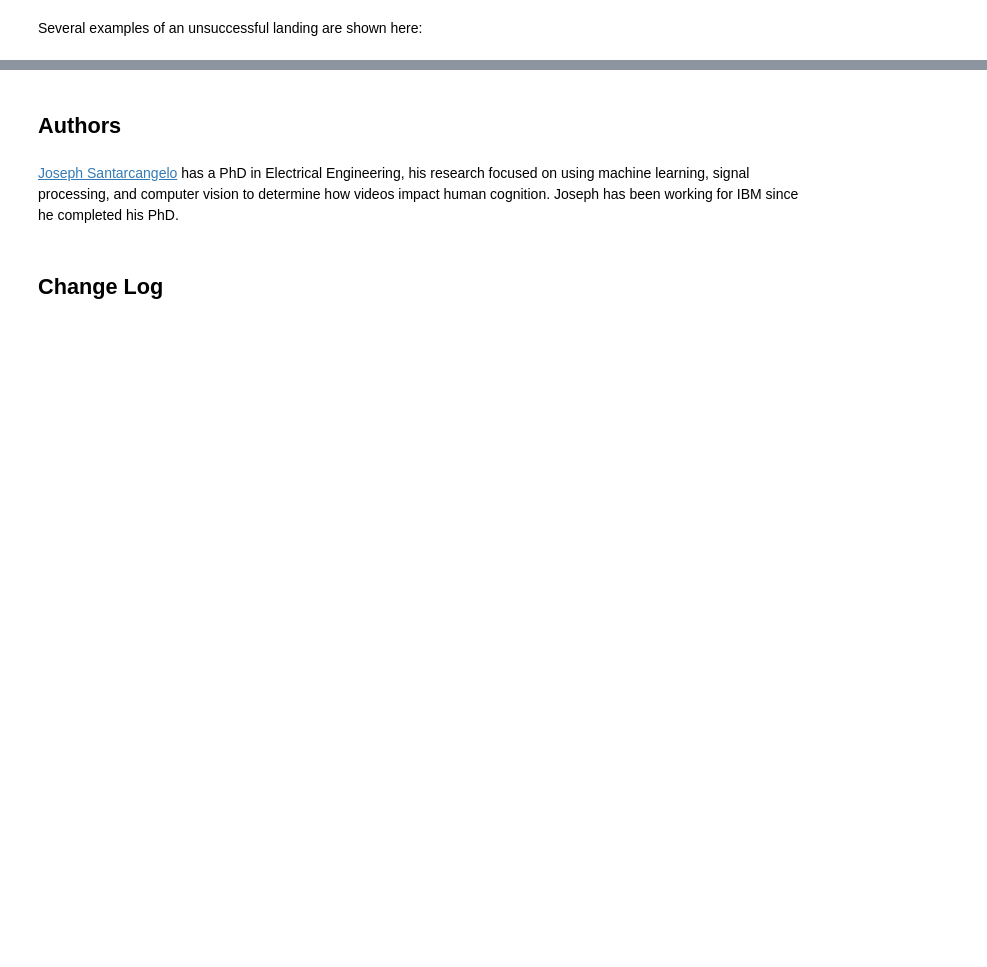
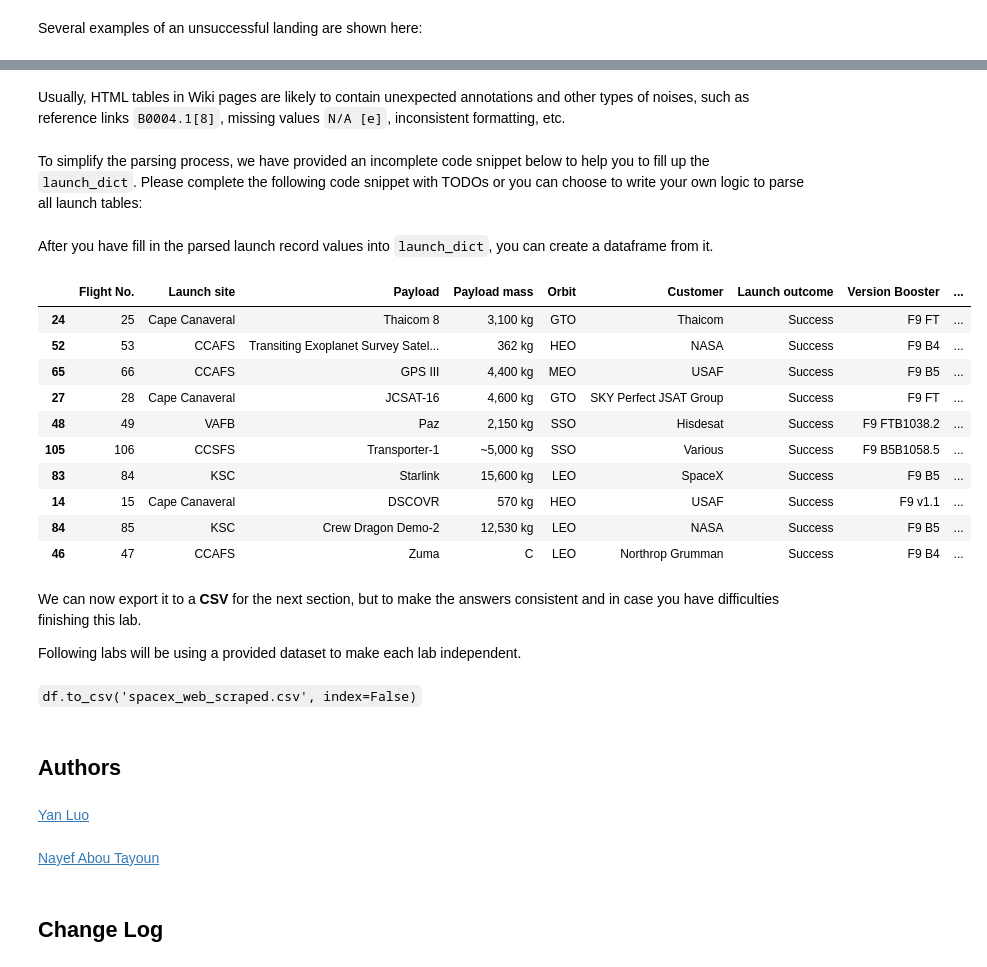
Before and after one commit to claudiohfg/ibm_space_y, a Jupyter notebook: Space_Y_002_SpaceX_Data_Collecting.ipynb, the cells around one changed output, grey strips where cells are left out. Saved outputs shown, nothing was run; the diff lists cells and outputs as text; code cells hidden in the pictures; blank space fills up the shorter version.

Commit message:
Web scraping
SpaceX web scraping

```diff
--- a/Space_Y_002_SpaceX_Data_Collecting.ipynb
+++ b/Space_Y_002_SpaceX_Data_Collecting.ipynb
@@ -329,0 +155,4 @@ We can now export it to a <b>CSV</b> for the next section,but to make the answer
+# %%
+# Let's print the third table and check its content
+first_launch_table = html_tables[2]
+print(first_launch_table)
@@ -329,0 +205,10 @@ We can now export it to a <b>CSV</b> for the next section,but to make the answer
+# %%
+column_names = []
+
+# Apply find_all() function with `th` element on first_launch_table
+# Iterate each th element and apply the provided extract_column_from_header() to get a column name
+# Append the Non-empty column name (`if name is not None and len(name) > 0`) into a list called column_names
+for th in first_launch_table.find_all('th'):
+    name = extract_column_from_header(th)
+    if name is not None and len(name) > 0:
+        column_names.append(name)
@@ -329,0 +225,19 @@ We can now export it to a <b>CSV</b> for the next section,but to make the answer
+# %%
+launch_dict= dict.fromkeys(column_names)
+
+# Remove an irrelvant column
+del launch_dict['Date and time ( )']
+
+# Let's initial the launch_dict with each value to be an empty list
+launch_dict['Flight No.'] = []
+launch_dict['Launch site'] = []
+launch_dict['Payload'] = []
+launch_dict['Payload mass'] = []
+launch_dict['Orbit'] = []
+launch_dict['Customer'] = []
+launch_dict['Launch outcome'] = []
+# Added some new columns
+launch_dict['Version Booster']=[]
+launch_dict['Booster landing']=[]
+launch_dict['Date']=[]
+launch_dict['Time']=[]
@@ -329,0 +246,4 @@ We can now export it to a <b>CSV</b> for the next section,but to make the answer
+# %% [markdown]
+Usually, HTML tables in Wiki pages are likely to contain unexpected annotations and other types of noises, such as reference links `B0004.1[8]`, missing values `N/A [e]`, inconsistent formatting, etc.
+# %% [markdown]
+To simplify the parsing process, we have provided an incomplete code snippet below to help you to fill up the `launch_dict`. Please complete the following code snippet with TODOs or you can choose to write your own logic to parse all launch tables:
@@ -330,6 +336,32 @@ We can now export it to a <b>CSV</b> for the next section,but to make the answer
+# %% [markdown]
+After you have fill in the parsed launch record values into `launch_dict`, you can create a dataframe from it.
+# %%
+df=pd.DataFrame(launch_dict)
+# %%
+df.sample(n=10)
+# %% [output]
+|  | Flight No. | Launch site | Payload | Payload mass | Orbit | Customer | Launch outcome | Version Booster | ... |
+| 24 | 25 | Cape Canaveral | Thaicom 8 | 3,100 kg | GTO | Thaicom | Success | F9 FT | ... |
+| 52 | 53 | CCAFS | Transiting Exoplanet Survey Satel... | 362 kg | HEO | NASA | Success | F9 B4 | ... |
+| 65 | 66 | CCAFS | GPS III | 4,400 kg | MEO | USAF | Success | F9 B5 | ... |
+| 27 | 28 | Cape Canaveral | JCSAT-16 | 4,600 kg | GTO | SKY Perfect JSAT Group | Success | F9 FT | ... |
+| 48 | 49 | VAFB | Paz | 2,150 kg | SSO | Hisdesat | Success | F9 FTB1038.2 | ... |
+| 105 | 106 | CCSFS | Transporter-1 | ~5,000 kg | SSO | Various | Success | F9 B5B1058.5 | ... |
+| 83 | 84 | KSC | Starlink | 15,600 kg | LEO | SpaceX | Success | F9 B5 | ... |
+| 14 | 15 | Cape Canaveral | DSCOVR | 570 kg | HEO | USAF | Success | F9 v1.1 | ... |
+| 84 | 85 | KSC | Crew Dragon Demo-2 | 12,530 kg | LEO | NASA | Success | F9 B5 | ... |
+| 46 | 47 | CCAFS | Zuma | C | LEO | Northrop Grumman | Success | F9 B4 | ... |
+# %% [markdown]
+We can now export it to a <b>CSV</b> for the next section, but to make the answers consistent and in case you have difficulties finishing this lab.
+
+Following labs will be using a provided dataset to make each lab independent.
+# %% [markdown]
+<code>df.to_csv('spacex_web_scraped.csv', index=False)</code>
 # %% [markdown]
 ## Authors
+# %% [markdown]
+<a href="https://www.linkedin.com/in/yan-luo-96288783/?utm_medium=Exinfluencer&utm_source=Exinfluencer&utm_content=000026UJ&utm_term=10006555&utm_id=NA-SkillsNetwork-Channel-SkillsNetworkCoursesIBMDS0321ENSkillsNetwork26802033-2021-01-01">Yan Luo</a>
 # %% [markdown]
-<a href="https://www.linkedin.com/in/joseph-s-50398b136/?utm_medium=Exinfluencer&utm_source=Exinfluencer&utm_content=000026UJ&utm_term=10006555&utm_id=NA-SkillsNetwork-Channel-SkillsNetworkCoursesIBMDS0321ENSkillsNetwork26802033-2021-01-01">Joseph Santarcangelo</a> has a PhD in Electrical Engineering, his research focused on using machine learning, signal processing, and computer vision to determine how videos impact human cognition. Joseph has been working for IBM since he completed his PhD.
+<a href="https://www.linkedin.com/in/nayefaboutayoun/?utm_medium=Exinfluencer&utm_source=Exinfluencer&utm_content=000026UJ&utm_term=10006555&utm_id=NA-SkillsNetwork-Channel-SkillsNetworkCoursesIBMDS0321ENSkillsNetwork26802033-2021-01-01">Nayef Abou Tayoun</a>
 # %% [markdown]
 ## Change Log
```
Also changed, not shown: parts of 113 cells of this notebook.
